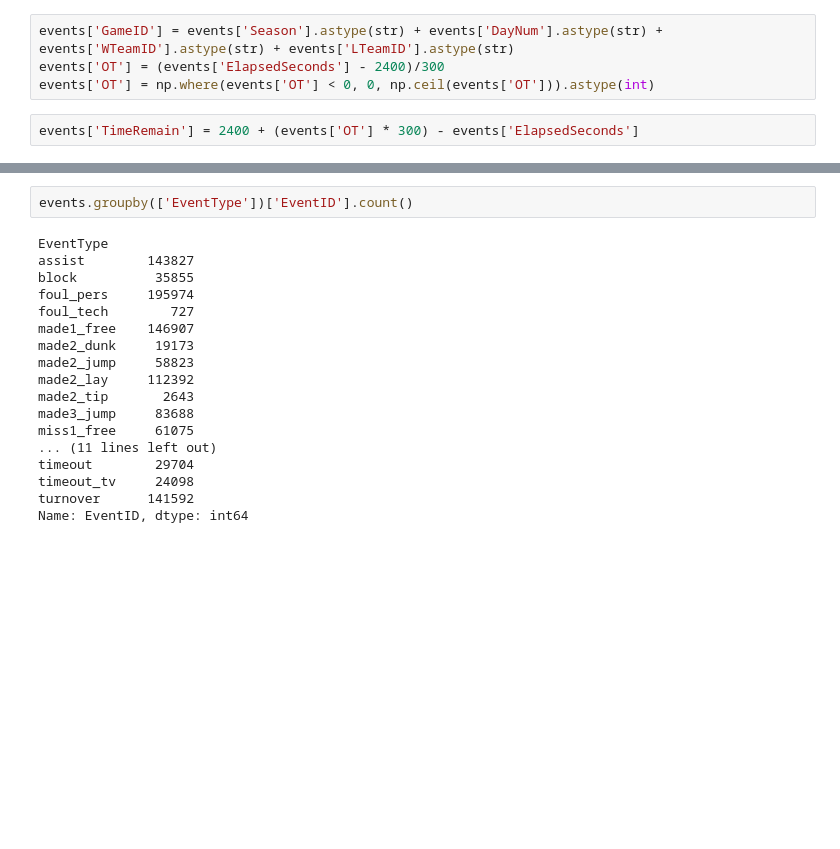
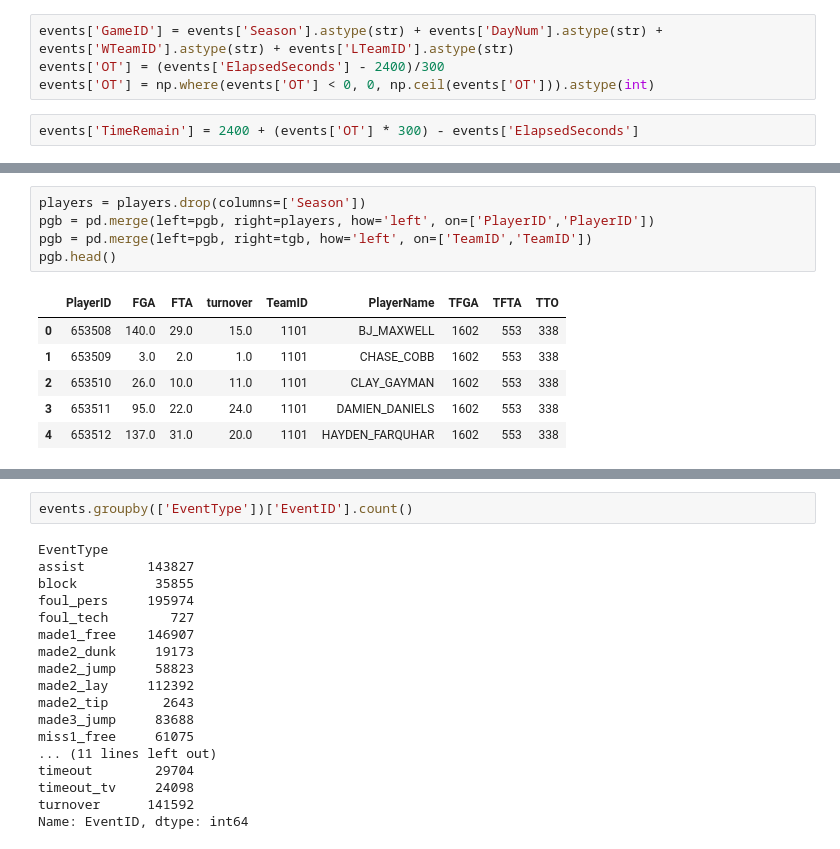
Before and after one commit to btatkinson/ncaa_hoops, a Jupyter notebook: Exploratory.ipynb, the cells around one changed output, grey strips where cells are left out. Cells and saved outputs as stored; diff of their text form; blank space fills up the shorter version.

```diff
--- a/Exploratory.ipynb
+++ b/Exploratory.ipynb
@@ -82,0 +161,12 @@ events['TimeRemain'] = 2400 + (events['OT'] * 300) - events['ElapsedSeconds']
+# %%
+players = players.drop(columns=['Season'])
+pgb = pd.merge(left=pgb, right=players, how='left', on=['PlayerID','PlayerID'])
+pgb = pd.merge(left=pgb, right=tgb, how='left', on=['TeamID','TeamID'])
+pgb.head()
+# %% [output]
+|  | PlayerID | FGA | FTA | turnover | TeamID | PlayerName | TFGA | TFTA | TTO |
+| 0 | 653508 | 140.0 | 29.0 | 15.0 | 1101 | BJ_MAXWELL | 1602 | 553 | 338 |
+| 1 | 653509 | 3.0 | 2.0 | 1.0 | 1101 | CHASE_COBB | 1602 | 553 | 338 |
+| 2 | 653510 | 26.0 | 10.0 | 11.0 | 1101 | CLAY_GAYMAN | 1602 | 553 | 338 |
+| 3 | 653511 | 95.0 | 22.0 | 24.0 | 1101 | DAMIEN_DANIELS | 1602 | 553 | 338 |
+| 4 | 653512 | 137.0 | 31.0 | 20.0 | 1101 | HAYDEN_FARQUHAR | 1602 | 553 | 338 |
```
Also changed, not shown: parts of 18 cells of this notebook, 2 other files.
